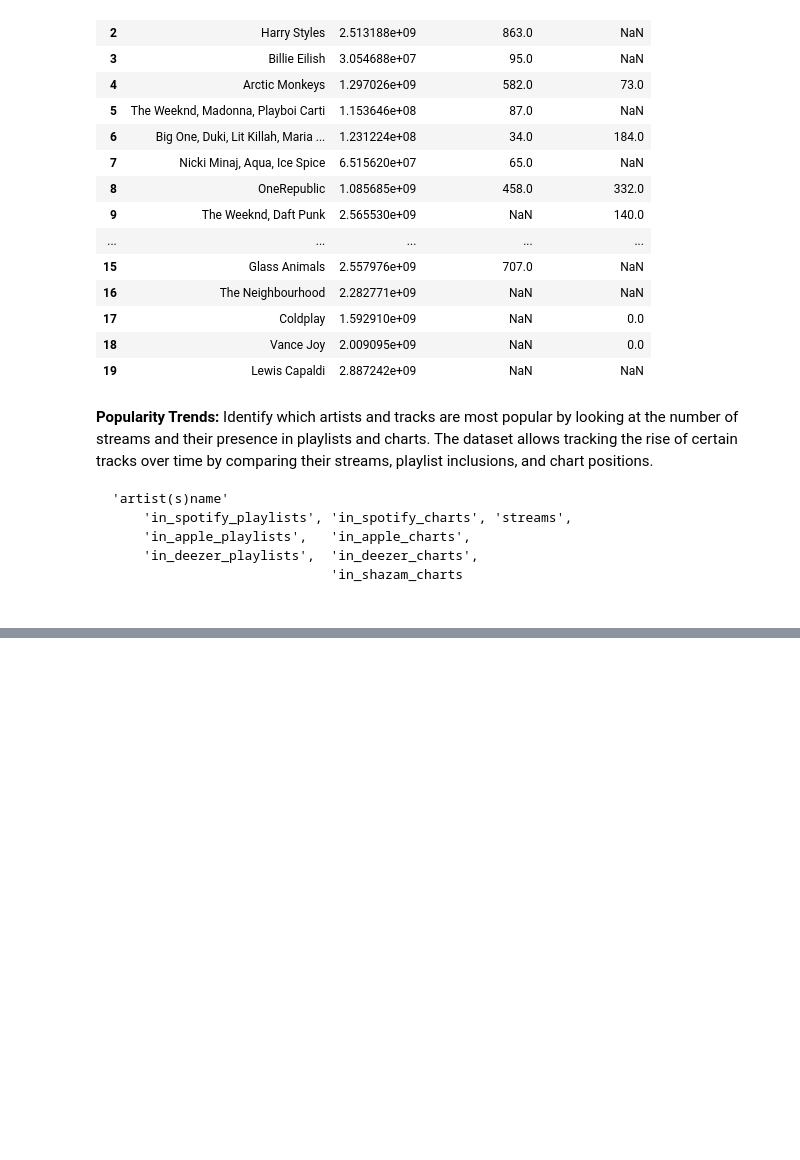
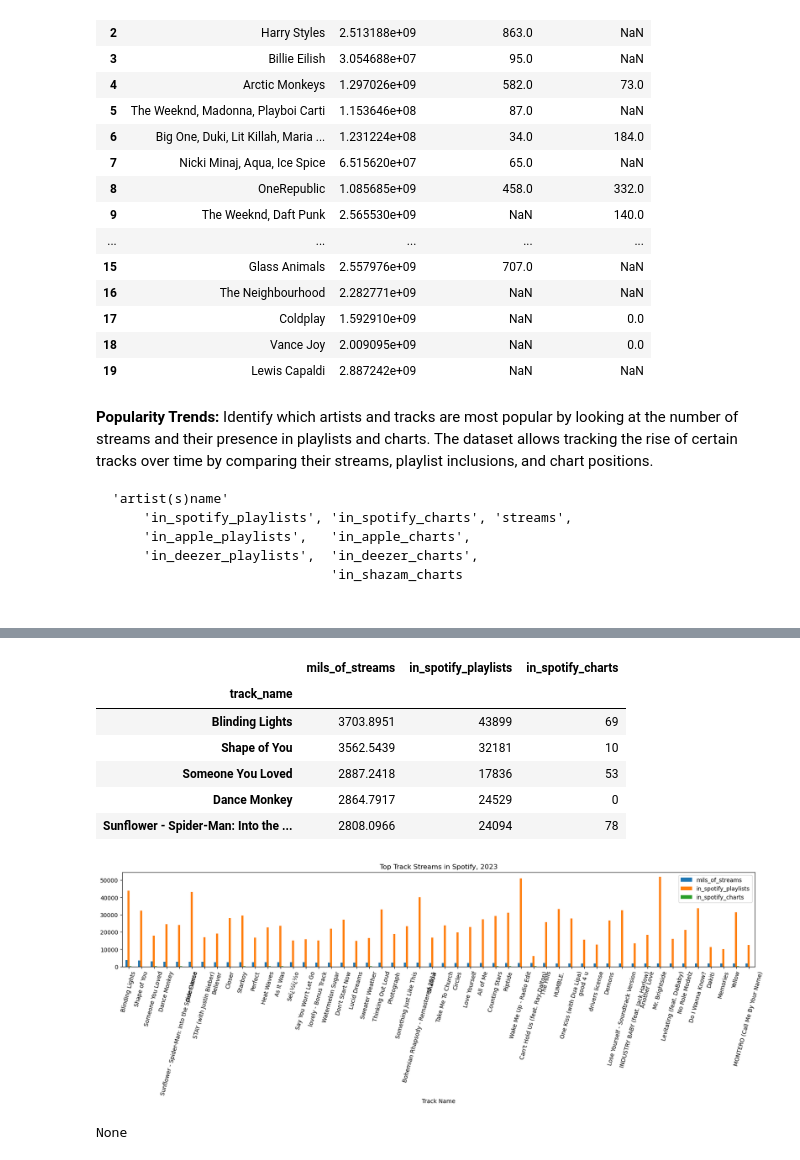
Before and after one commit to willablackmon/spotify_playlist_analysis, a Jupyter notebook: spotify_2023_data.ipynb, the cells around one changed output, grey strips where cells are left out. Cells and saved outputs as stored; diff of their text form; code cells hidden in the pictures; blank space fills up the shorter version.

```diff
--- a/spotify_2023_data.ipynb
+++ b/spotify_2023_data.ipynb
@@ -281,0 +308,42 @@ display(
+# %%
+# TRY A MULTIPLOT for the tracks that are the top 20/50 in Streaming, including
+# the number of Playlists and list the Charts
+
+tracks_spotify_multi = df_mils[['track_name',
+                    'mils_of_streams', 'in_spotify_playlists', 'in_spotify_charts']]
+
+top_streams_df = tracks_spotify_multi.sort_values('mils_of_streams', ascending=False).head(50)
+top_streams_df.set_index(["track_name"],inplace=True)
+display(top_streams_df.head())
+
+# Use DataFrame.plot() in order to create a bar chart of the data
+top_streams_df.plot(kind="bar", figsize=(20,3),
+                 title = 'Top Track Streams in Spotify, 2023',
+                 xlabel='Track Name', rot=75,
+                    )
+
+
+
+# # Pandas can also plot multiple columns if the DataFrame includes them
+# multi_plot = top_streams_df.plot(kind="bar", figsize=(20,5))
+
+# # PandasPlot.set_xticklabels() can be used to set the tick labels as well
+# multi_plot.set_xticklabels(top_streams_df["Track Name"], rotation=45)
+
+# display(plt.show())
+# plt.tight_layout()
+
+# barplot(data, x, y, hue, order, hue_order, estimator,
+#         errorbar, n_boot, units, seed, orient, color, palette, saturation,
+#         width, errcolor, errwidth, capsize, dodge, ci, ax, **kwargs)
+# sb.barplot(top_streams_df, x='track_name', y='mils_of_streams', palette='viridis')
+# %% [output]
+|  | mils_of_streams | in_spotify_playlists | in_spotify_charts |
+| track_name |  |  |  |
+| Blinding Lights | 3703.8951 | 43899 | 69 |
+| Shape of You | 3562.5439 | 32181 | 10 |
+| Someone You Loved | 2887.2418 | 17836 | 53 |
+| Dance Monkey | 2864.7917 | 24529 | 0 |
+| Sunflower - Spider-Man: Into the ... | 2808.0966 | 24094 | 78 |
+[figure, added]
+None
```
Also changed, not shown: parts of 9 cells of this notebook.
